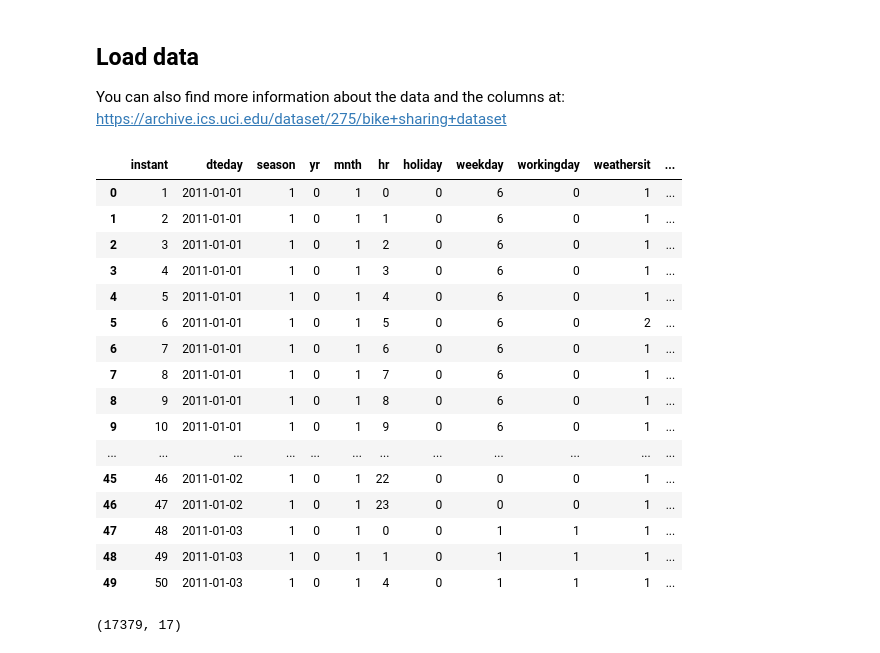
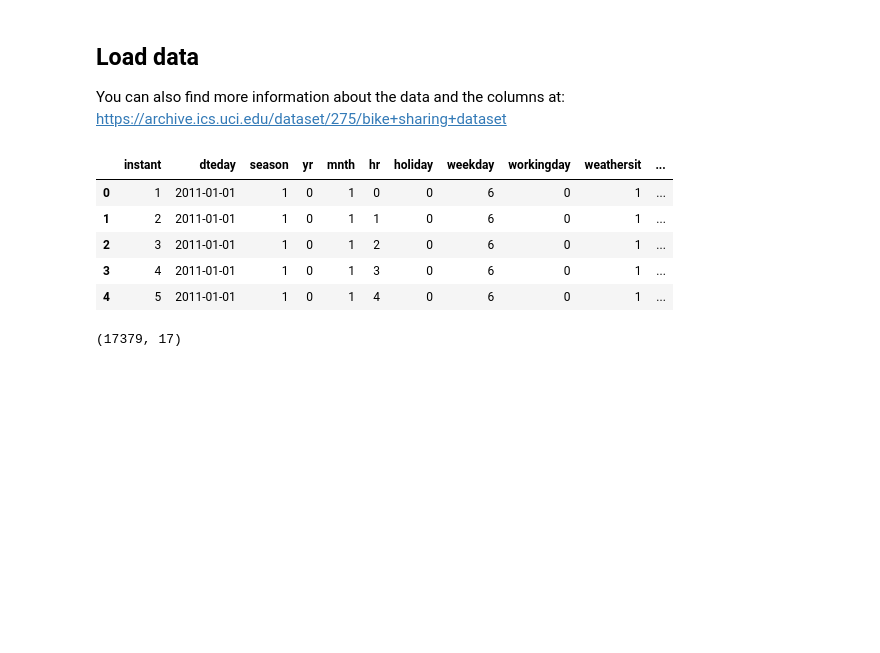
Before and after one commit to nicolagherardi/AI_course_test, a Jupyter notebook: essay_v3.ipynb, the cells around one changed output. Cells and saved outputs as stored; diff of their text form; code cells hidden in the pictures; blank space fills up the shorter version.

```diff
--- a/essay_v3.ipynb
+++ b/essay_v3.ipynb
@@ -21,29 +21,18 @@ You can also find more information about the data and the columns at: https://ar
 # %%
 import pandas as pd
 
 url = 'https://raw.githubusercontent.com/zhenliangma/Applied-AI-in-Transportation/master/Exercise_2_regression_model/Exercise2BikeSharing.csv'
 df = pd.read_csv(url)
 
 #df = pd.read_csv('Exercise2BikeSharing.csv')
-df.head(50)
+df.head(5)
 # %% [output]
 |  | instant | dteday | season | yr | mnth | hr | holiday | weekday | workingday | weathersit | ... |
 | 0 | 1 | 2011-01-01 | 1 | 0 | 1 | 0 | 0 | 6 | 0 | 1 | ... |
 | 1 | 2 | 2011-01-01 | 1 | 0 | 1 | 1 | 0 | 6 | 0 | 1 | ... |
 | 2 | 3 | 2011-01-01 | 1 | 0 | 1 | 2 | 0 | 6 | 0 | 1 | ... |
 | 3 | 4 | 2011-01-01 | 1 | 0 | 1 | 3 | 0 | 6 | 0 | 1 | ... |
 | 4 | 5 | 2011-01-01 | 1 | 0 | 1 | 4 | 0 | 6 | 0 | 1 | ... |
-| 5 | 6 | 2011-01-01 | 1 | 0 | 1 | 5 | 0 | 6 | 0 | 2 | ... |
-| 6 | 7 | 2011-01-01 | 1 | 0 | 1 | 6 | 0 | 6 | 0 | 1 | ... |
-| 7 | 8 | 2011-01-01 | 1 | 0 | 1 | 7 | 0 | 6 | 0 | 1 | ... |
-| 8 | 9 | 2011-01-01 | 1 | 0 | 1 | 8 | 0 | 6 | 0 | 1 | ... |
-| 9 | 10 | 2011-01-01 | 1 | 0 | 1 | 9 | 0 | 6 | 0 | 1 | ... |
-| ... | ... | ... | ... | ... | ... | ... | ... | ... | ... | ... | ... |
-| 45 | 46 | 2011-01-02 | 1 | 0 | 1 | 22 | 0 | 0 | 0 | 1 | ... |
-| 46 | 47 | 2011-01-02 | 1 | 0 | 1 | 23 | 0 | 0 | 0 | 1 | ... |
-| 47 | 48 | 2011-01-03 | 1 | 0 | 1 | 0 | 0 | 1 | 1 | 1 | ... |
-| 48 | 49 | 2011-01-03 | 1 | 0 | 1 | 1 | 0 | 1 | 1 | 1 | ... |
-| 49 | 50 | 2011-01-03 | 1 | 0 | 1 | 4 | 0 | 1 | 1 | 1 | ... |
 # %%
 df.shape
 # %% [output]
```
Also changed, not shown: parts of 6 cells of this notebook.
